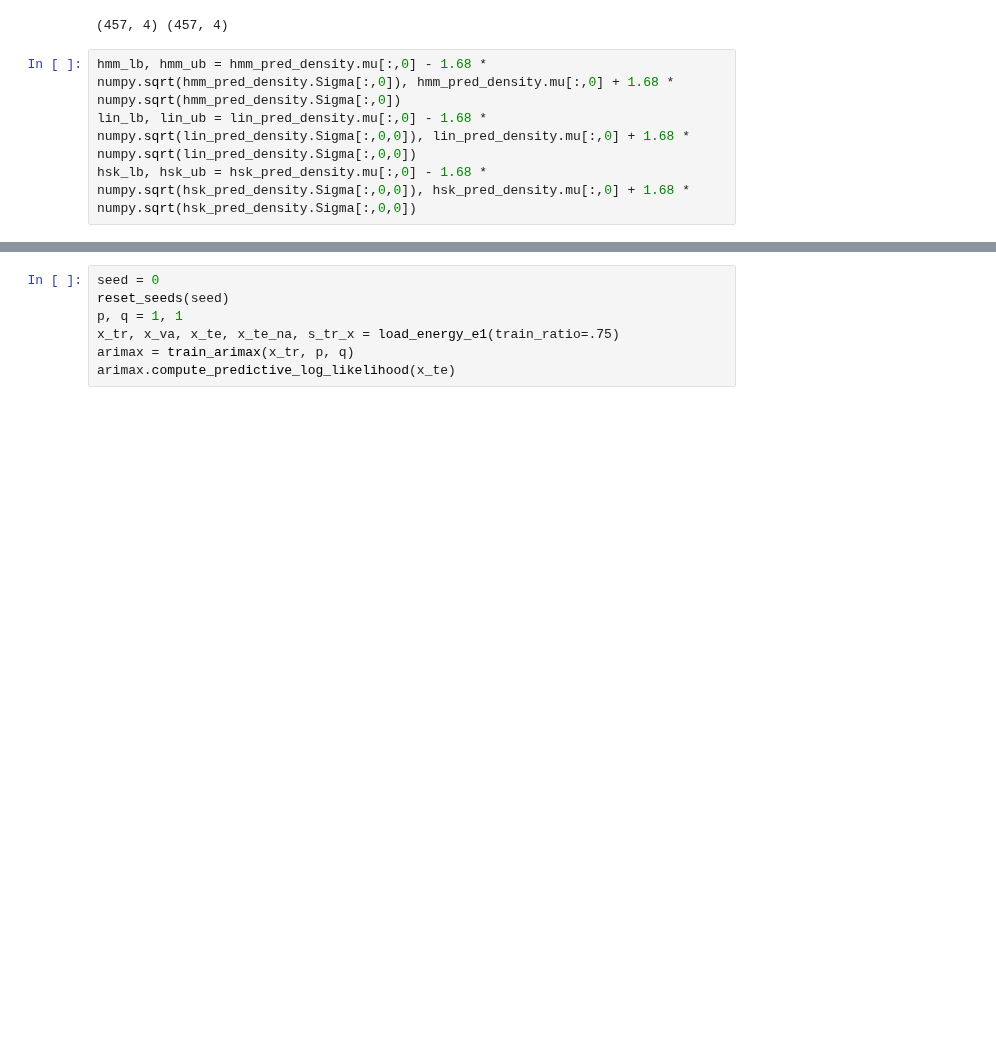
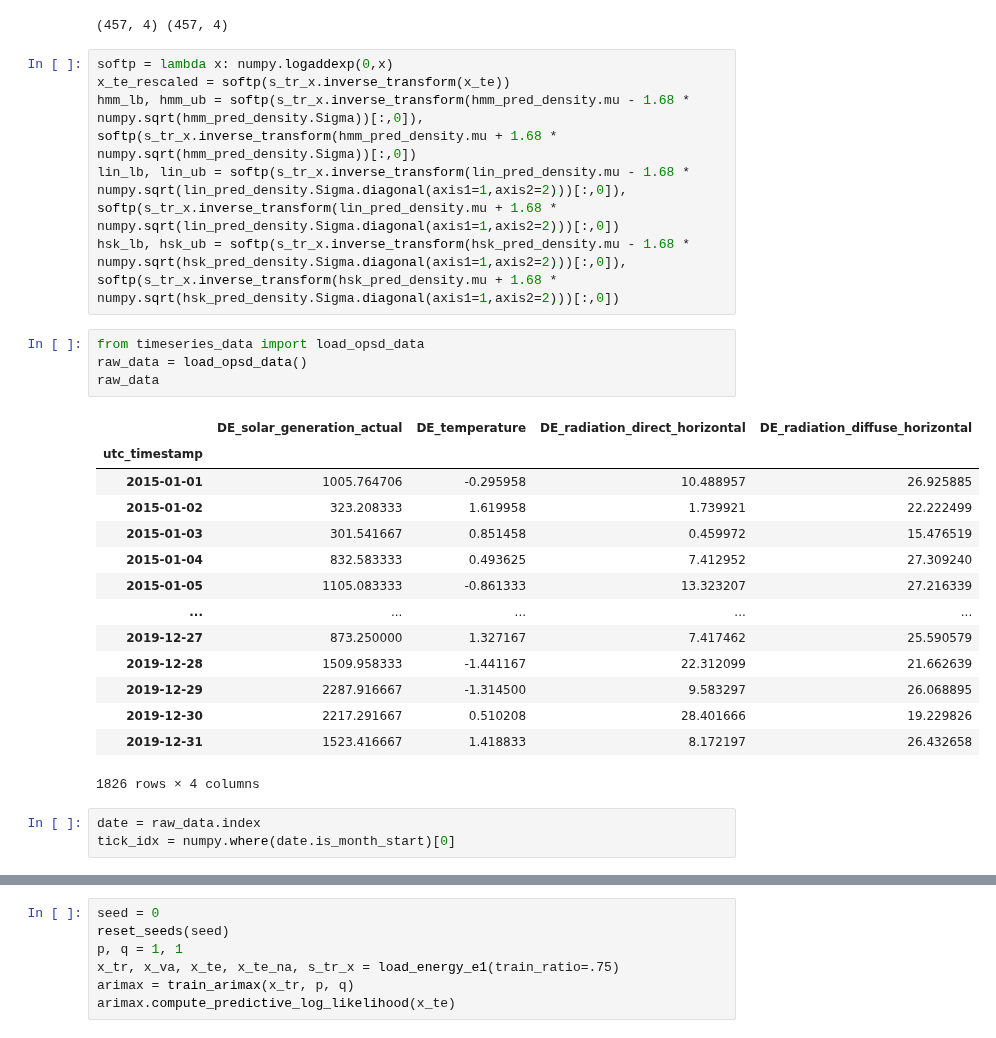
Before and after one commit to christiando/gaussian-toolbox, a Jupyter notebook: notebooks/heteroskedasticity/Fit Energy.ipynb, the cells around one changed output, grey strips where cells are left out. Saved outputs shown, nothing was run; the diff lists cells and outputs as text; blank space fills up the shorter version.

```diff
--- a/notebooks/heteroskedasticity/Fit Energy.ipynb
+++ b/notebooks/heteroskedasticity/Fit Energy.ipynb
@@ -235,6 +248,30 @@ lin_pred_density = ssm_em_lin.compute_predictive_density(x_te_nan)
 # %% [output]
 (457, 4) (457, 4)
 # %%
-hmm_lb, hmm_ub = hmm_pred_density.mu[:,0] - 1.68 * numpy.sqrt(hmm_pred_density.Sigma[:,0]), hmm_pred_density.mu[:,0] + 1.68 * numpy.sqrt(hmm_pred_density.Sigma[:,0])
-lin_lb, lin_ub = lin_pred_density.mu[:,0] - 1.68 * numpy.sqrt(lin_pred_density.Sigma[:,0,0]), lin_pred_density.mu[:,0] + 1.68 * numpy.sqrt(lin_pred_density.Sigma[:,0,0])
-hsk_lb, hsk_ub = hsk_pred_density.mu[:,0] - 1.68 * numpy.sqrt(hsk_pred_density.Sigma[:,0,0]), hsk_pred_density.mu[:,0] + 1.68 * numpy.sqrt(hsk_pred_density.Sigma[:,0,0])
+softp = lambda x: numpy.logaddexp(0,x)
+x_te_rescaled = softp(s_tr_x.inverse_transform(x_te))
+hmm_lb, hmm_ub = softp(s_tr_x.inverse_transform(hmm_pred_density.mu - 1.68 * numpy.sqrt(hmm_pred_density.Sigma))[:,0]), softp(s_tr_x.inverse_transform(hmm_pred_density.mu + 1.68 * numpy.sqrt(hmm_pred_density.Sigma))[:,0])
+lin_lb, lin_ub = softp(s_tr_x.inverse_transform(lin_pred_density.mu - 1.68 * numpy.sqrt(lin_pred_density.Sigma.diagonal(axis1=1,axis2=2)))[:,0]), softp(s_tr_x.inverse_transform(lin_pred_density.mu + 1.68 * numpy.sqrt(lin_pred_density.Sigma.diagonal(axis1=1,axis2=2)))[:,0])
+hsk_lb, hsk_ub = softp(s_tr_x.inverse_transform(hsk_pred_density.mu - 1.68 * numpy.sqrt(hsk_pred_density.Sigma.diagonal(axis1=1,axis2=2)))[:,0]), softp(s_tr_x.inverse_transform(hsk_pred_density.mu + 1.68 * numpy.sqrt(hsk_pred_density.Sigma.diagonal(axis1=1,axis2=2)))[:,0])
+# %%
+from timeseries_data import load_opsd_data
+raw_data = load_opsd_data()
+raw_data
+# %% [output]
+|  | DE_solar_generation_actual | DE_temperature | DE_radiation_direct_horizontal | DE_radiation_diffuse_horizontal |
+| utc_timestamp |  |  |  |  |
+| 2015-01-01 | 1005.764706 | -0.295958 | 10.488957 | 26.925885 |
+| 2015-01-02 | 323.208333 | 1.619958 | 1.739921 | 22.222499 |
+| 2015-01-03 | 301.541667 | 0.851458 | 0.459972 | 15.476519 |
+| 2015-01-04 | 832.583333 | 0.493625 | 7.412952 | 27.309240 |
+| 2015-01-05 | 1105.083333 | -0.861333 | 13.323207 | 27.216339 |
+| ... | ... | ... | ... | ... |
+| 2019-12-27 | 873.250000 | 1.327167 | 7.417462 | 25.590579 |
+| 2019-12-28 | 1509.958333 | -1.441167 | 22.312099 | 21.662639 |
+| 2019-12-29 | 2287.916667 | -1.314500 | 9.583297 | 26.068895 |
+| 2019-12-30 | 2217.291667 | 0.510208 | 28.401666 | 19.229826 |
+| 2019-12-31 | 1523.416667 | 1.418833 | 8.172197 | 26.432658 |
+1826 rows × 4 columns
+# %%
+date = raw_data.index
+tick_idx = numpy.where(date.is_month_start)[0]
```
Also changed, not shown: parts of 3 cells of this notebook, 16 other files.
